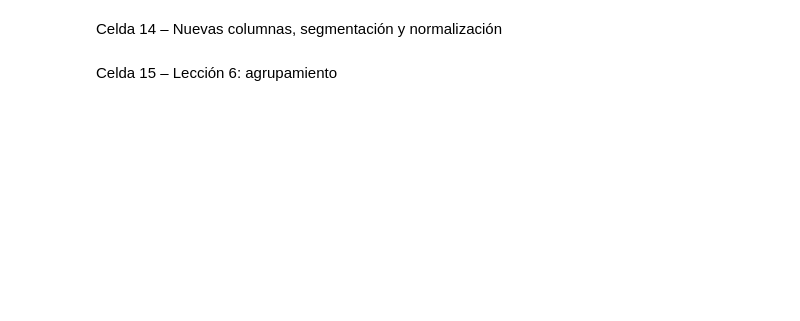
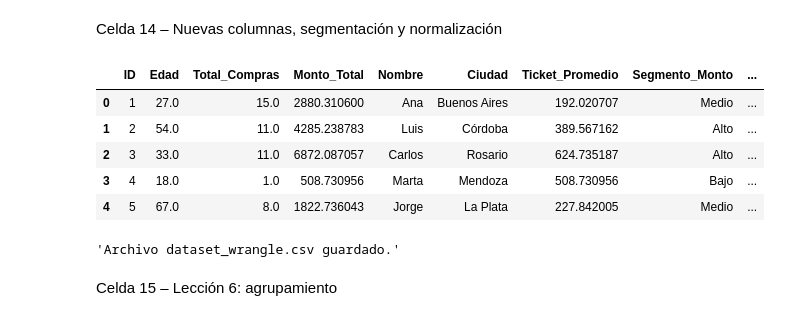
Before and after one commit to yuri19762008/000_ANALISTA-DATOS---TALENTO-DIGITAL, a Jupyter notebook: 002_A3/PROYECTO/datos.ipynb, the cells around one changed output. Saved outputs shown, nothing was run; the diff lists cells and outputs as text; code cells hidden in the pictures; blank space fills up the shorter version.

Commit message:
fix_proyecto_15022026

```diff
--- a/002_A3/PROYECTO/datos.ipynb
+++ b/002_A3/PROYECTO/datos.ipynb
@@ -93,10 +135,10 @@ Celda 7 – Lección 3: obtención de datos (CSV, Excel, web)
 # LECCIÓN 3 - Obtención de datos desde archivos
 
 # 1. Cargar el CSV generado en la Lección 2
-df_base = pd.read_csv("clientes_desde_numpy.csv")
+df_base = pd.read_csv("D:/000_ANALISTA DATOS , TALENTO DIGITAL/002_A3/PROYECTO/clientes_desde_numpy.csv")
 
 # 2. Incorporar nuevas fuentes de datos: tus archivos de e-commerce
-df_ecom_csv = pd.read_csv("clientes_ecommerce.csv")
+df_ecom_csv = pd.read_csv("D:/000_ANALISTA DATOS , TALENTO DIGITAL/002_A3/PROYECTO/clientes_ecommerce.csv")
 df_ecom_xlsx = pd.read_excel("clientes_ecommerce.xlsx")
 
 display(df_base.head())
@@ -198,34 +317,42 @@ Celda 14 – Nuevas columnas, segmentación y normalización
 
 # Ticket promedio
 df_wrangle["Ticket_Promedio"] = df_wrangle.apply(
     lambda row: row["Monto_Total"] / row["Total_Compras"] if row["Total_Compras"] > 0 else 0,
     axis=1
 )
 
 # Segmento por monto total
 bins = [0, 1000, 3000, 10000]
 labels = ["Bajo", "Medio", "Alto"]
 df_wrangle["Segmento_Monto"] = pd.cut(
     df_wrangle["Monto_Total"],
     bins=bins,
     labels=labels,
     include_lowest=True
 )
 
 # Normalización min-max de Monto_Total
 min_monto = df_wrangle["Monto_Total"].min()
 max_monto = df_wrangle["Monto_Total"].max()
 
 if max_monto > min_monto:
     df_wrangle["Monto_Normalizado"] = (
         df_wrangle["Monto_Total"] - min_monto
     ) / (max_monto - min_monto)
 else:
     df_wrangle["Monto_Normalizado"] = 0
 
 display(df_wrangle.head())
-df_wrangle.to_csv("dataset_wrangle.csv", index=False)
+df_wrangle.to_csv("D:/000_ANALISTA DATOS , TALENTO DIGITAL/002_A3/PROYECTO/dataset_wrangle.csv", index=False)
 "Archivo dataset_wrangle.csv guardado."
+# %% [output]
+|  | ID | Edad | Total_Compras | Monto_Total | Nombre | Ciudad | Ticket_Promedio | Segmento_Monto | ... |
+| 0 | 1 | 27.0 | 15.0 | 2880.310600 | Ana | Buenos Aires | 192.020707 | Medio | ... |
+| 1 | 2 | 54.0 | 11.0 | 4285.238783 | Luis | Córdoba | 389.567162 | Alto | ... |
+| 2 | 3 | 33.0 | 11.0 | 6872.087057 | Carlos | Rosario | 624.735187 | Alto | ... |
+| 3 | 4 | 18.0 | 1.0 | 508.730956 | Marta | Mendoza | 508.730956 | Bajo | ... |
+| 4 | 5 | 67.0 | 8.0 | 1822.736043 | Jorge | La Plata | 227.842005 | Medio | ... |
+'Archivo dataset_wrangle.csv guardado.'
 # %% [markdown]
 Celda 15 – Lección 6: agrupamiento
 # %%
```
Also changed, not shown: parts of 19 cells of this notebook, 2 other files.
